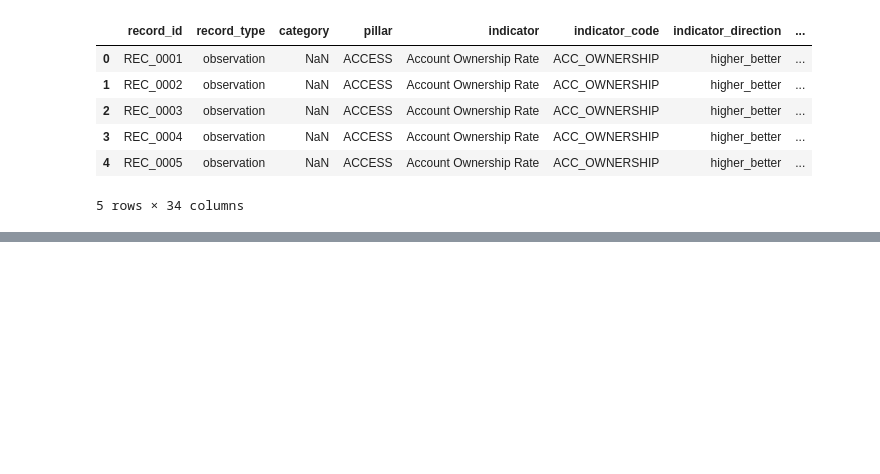
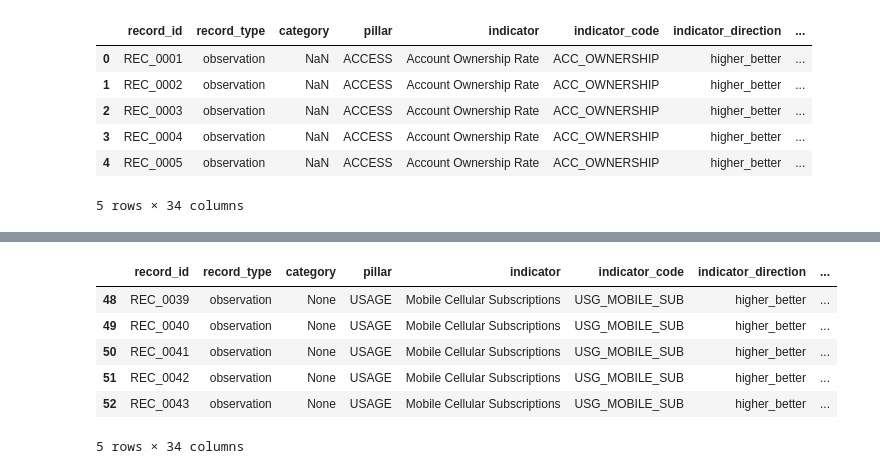
Before and after one commit to mijuuhailu/financial-inclusion-forecast, a Jupyter notebook: notebooks/ethio_eda.ipynb, the cells around one changed output, grey strips where cells are left out. Saved outputs shown, nothing was run; the diff lists cells and outputs as text; code cells hidden in the pictures; blank space fills up the shorter version.

```diff
--- a/notebooks/ethio_eda.ipynb
+++ b/notebooks/ethio_eda.ipynb
@@ -373,0 +498,10 @@ df.head()
+# %%
+df.tail()
+# %% [output]
+|  | record_id | record_type | category | pillar | indicator | indicator_code | indicator_direction | ... |
+| 48 | REC_0039 | observation | None | USAGE | Mobile Cellular Subscriptions | USG_MOBILE_SUB | higher_better | ... |
+| 49 | REC_0040 | observation | None | USAGE | Mobile Cellular Subscriptions | USG_MOBILE_SUB | higher_better | ... |
+| 50 | REC_0041 | observation | None | USAGE | Mobile Cellular Subscriptions | USG_MOBILE_SUB | higher_better | ... |
+| 51 | REC_0042 | observation | None | USAGE | Mobile Cellular Subscriptions | USG_MOBILE_SUB | higher_better | ... |
+| 52 | REC_0043 | observation | None | USAGE | Mobile Cellular Subscriptions | USG_MOBILE_SUB | higher_better | ... |
+5 rows × 34 columns
```
Also changed, not shown: parts of 9 cells of this notebook.
